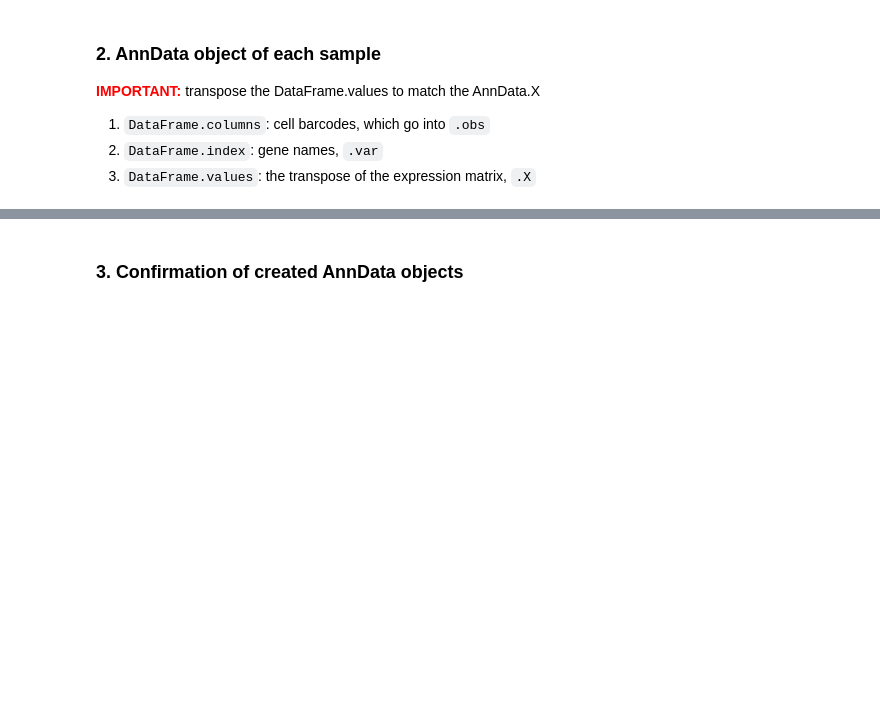
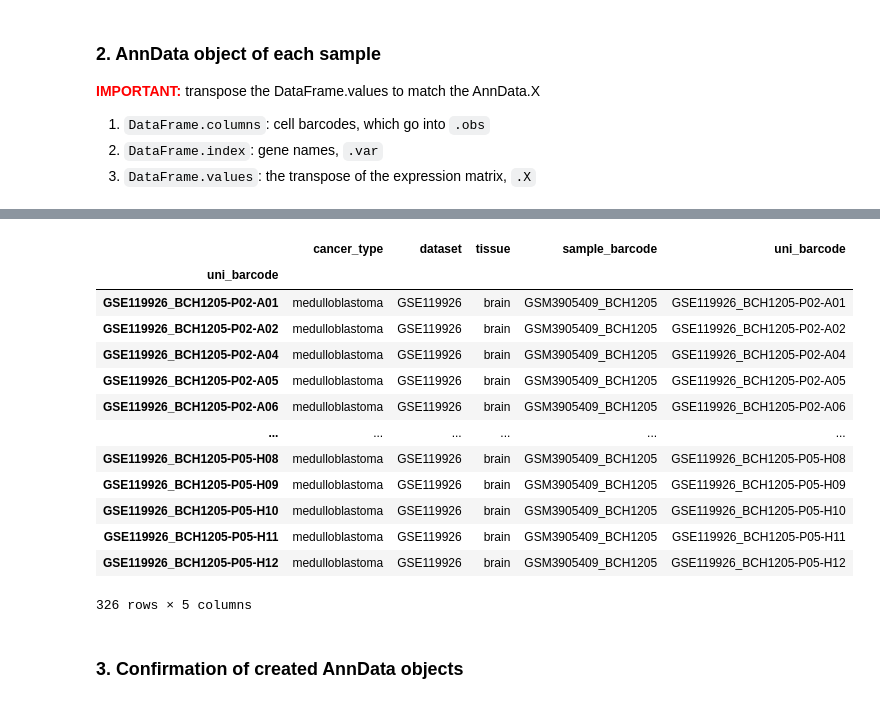
Before and after one commit to tuonglab/pan-paedcancer-scrnaseq, a Jupyter notebook: notebooks/GSE119926.ipynb, the cells around one changed output, grey strips where cells are left out. Cells and saved outputs as stored; diff of their text form; code cells hidden in the pictures; blank space fills up the shorter version.

Commit message:
Add sample_barcode in .obs and update SCE objects for GSE119926

```diff
--- a/notebooks/GSE119926.ipynb
+++ b/notebooks/GSE119926.ipynb
@@ -150,3 +134,20 @@ AnnData object with n_obs × n_vars = 72 × 23686
+# %%
+sample.obs
+# %% [output]
+|  | cancer_type | dataset | tissue | sample_barcode | uni_barcode |
+| uni_barcode |  |  |  |  |  |
+| GSE119926_BCH1205-P02-A01 | medulloblastoma | GSE119926 | brain | GSM3905409_BCH1205 | GSE119926_BCH1205-P02-A01 |
+| GSE119926_BCH1205-P02-A02 | medulloblastoma | GSE119926 | brain | GSM3905409_BCH1205 | GSE119926_BCH1205-P02-A02 |
+| GSE119926_BCH1205-P02-A04 | medulloblastoma | GSE119926 | brain | GSM3905409_BCH1205 | GSE119926_BCH1205-P02-A04 |
+| GSE119926_BCH1205-P02-A05 | medulloblastoma | GSE119926 | brain | GSM3905409_BCH1205 | GSE119926_BCH1205-P02-A05 |
+| GSE119926_BCH1205-P02-A06 | medulloblastoma | GSE119926 | brain | GSM3905409_BCH1205 | GSE119926_BCH1205-P02-A06 |
+| ... | ... | ... | ... | ... | ... |
+| GSE119926_BCH1205-P05-H08 | medulloblastoma | GSE119926 | brain | GSM3905409_BCH1205 | GSE119926_BCH1205-P05-H08 |
+| GSE119926_BCH1205-P05-H09 | medulloblastoma | GSE119926 | brain | GSM3905409_BCH1205 | GSE119926_BCH1205-P05-H09 |
+| GSE119926_BCH1205-P05-H10 | medulloblastoma | GSE119926 | brain | GSM3905409_BCH1205 | GSE119926_BCH1205-P05-H10 |
+| GSE119926_BCH1205-P05-H11 | medulloblastoma | GSE119926 | brain | GSM3905409_BCH1205 | GSE119926_BCH1205-P05-H11 |
+| GSE119926_BCH1205-P05-H12 | medulloblastoma | GSE119926 | brain | GSM3905409_BCH1205 | GSE119926_BCH1205-P05-H12 |
+326 rows × 5 columns
 # %% [markdown]
 ### 3. Confirmation of created AnnData objects
 # %%
```
Also changed, not shown: parts of 4 cells of this notebook.
